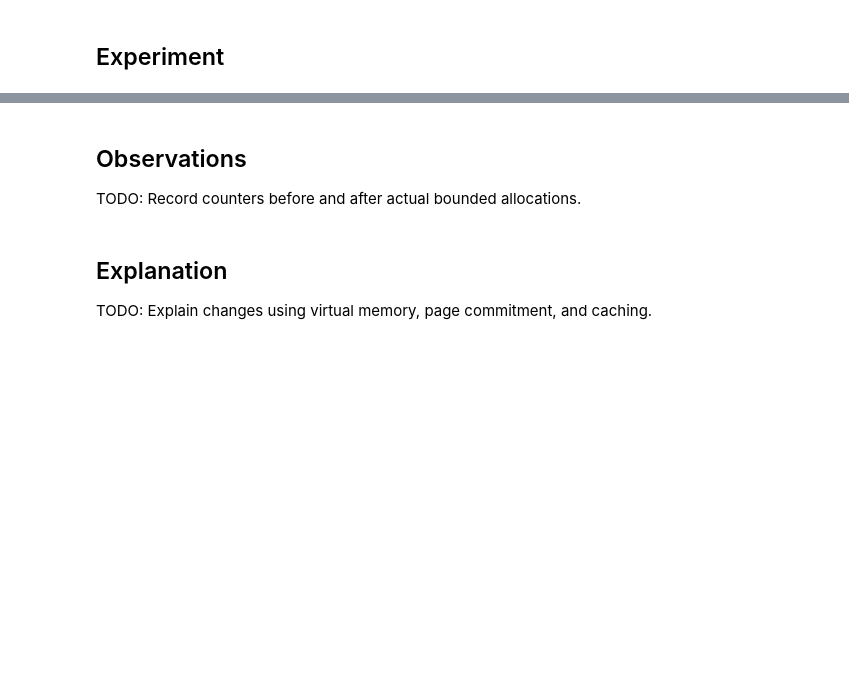
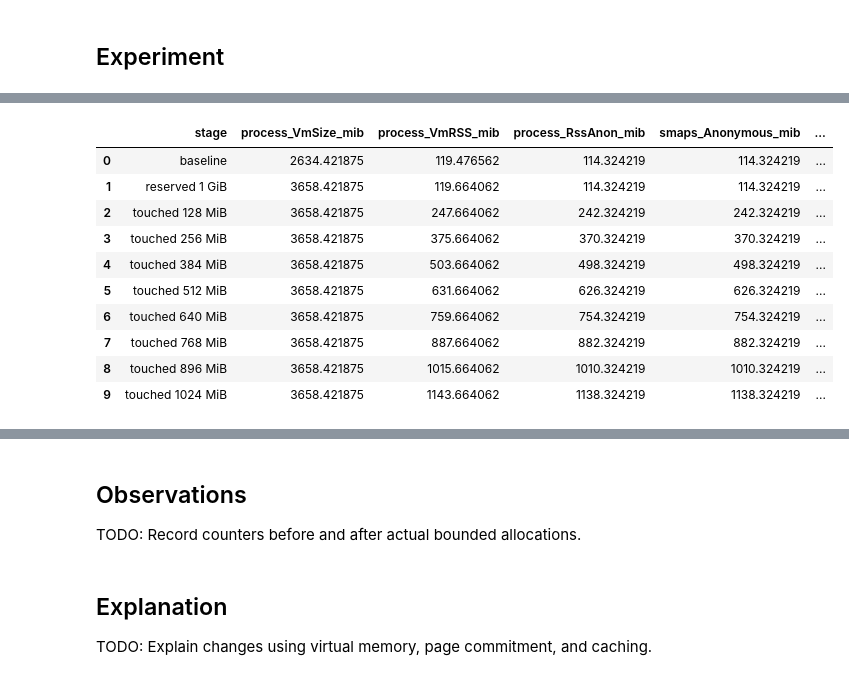
Before and after one commit to coert/dgx-spark-lab, a Jupyter notebook: experiments/00-foundations/03-linux-memory.ipynb, the cells around one changed output, grey strips where cells are left out. Saved outputs shown, nothing was run; the diff lists cells and outputs as text; code cells hidden in the pictures; blank space fills up the shorter version.

```diff
--- a/experiments/00-foundations/03-linux-memory.ipynb
+++ b/experiments/00-foundations/03-linux-memory.ipynb
@@ -50,0 +412,53 @@ print(read_proc_file("meminfo")[:1000])
+# %%
+for touched_total in range(
+    TOUCH_INCREMENT,
+    MAPPING_SIZE + TOUCH_INCREMENT,
+    TOUCH_INCREMENT,
+):
+    parent_connection.send(
+        {
+            "action": "touch",
+            "bytes": TOUCH_INCREMENT,
+        }
+    )
+
+    touch_message = parent_connection.recv()
+    assert touch_message["event"] == "touched"
+
+    actual_touched = int(touch_message["touched_bytes"])
+    time.sleep(0.2)
+
+    anonymous_snapshots.append(
+        collect_memory_snapshot(
+            child_pid,
+            f"touched {actual_touched / 1024**2:.0f} MiB",
+        )
+    )
+# %%
+anonymous_results = pd.DataFrame(anonymous_snapshots)
+
+anonymous_results[
+    [
+        "stage",
+        "process_VmSize_mib",
+        "process_VmRSS_mib",
+        "process_RssAnon_mib",
+        "smaps_Anonymous_mib",
+        "smaps_Private_Dirty_mib",
+        "system_MemAvailable_mib",
+        "system_AnonPages_mib",
+        "system_PageTables_mib",
+    ]
+]
+# %% [output]
+|  | stage | process_VmSize_mib | process_VmRSS_mib | process_RssAnon_mib | smaps_Anonymous_mib | ... |
+| 0 | baseline | 2634.421875 | 119.476562 | 114.324219 | 114.324219 | ... |
+| 1 | reserved 1 GiB | 3658.421875 | 119.664062 | 114.324219 | 114.324219 | ... |
+| 2 | touched 128 MiB | 3658.421875 | 247.664062 | 242.324219 | 242.324219 | ... |
+| 3 | touched 256 MiB | 3658.421875 | 375.664062 | 370.324219 | 370.324219 | ... |
+| 4 | touched 384 MiB | 3658.421875 | 503.664062 | 498.324219 | 498.324219 | ... |
+| 5 | touched 512 MiB | 3658.421875 | 631.664062 | 626.324219 | 626.324219 | ... |
+| 6 | touched 640 MiB | 3658.421875 | 759.664062 | 754.324219 | 754.324219 | ... |
+| 7 | touched 768 MiB | 3658.421875 | 887.664062 | 882.324219 | 882.324219 | ... |
+| 8 | touched 896 MiB | 3658.421875 | 1015.664062 | 1010.324219 | 1010.324219 | ... |
+| 9 | touched 1024 MiB | 3658.421875 | 1143.664062 | 1138.324219 | 1138.324219 | ... |
```
Also changed, not shown: parts of 14 cells of this notebook.
